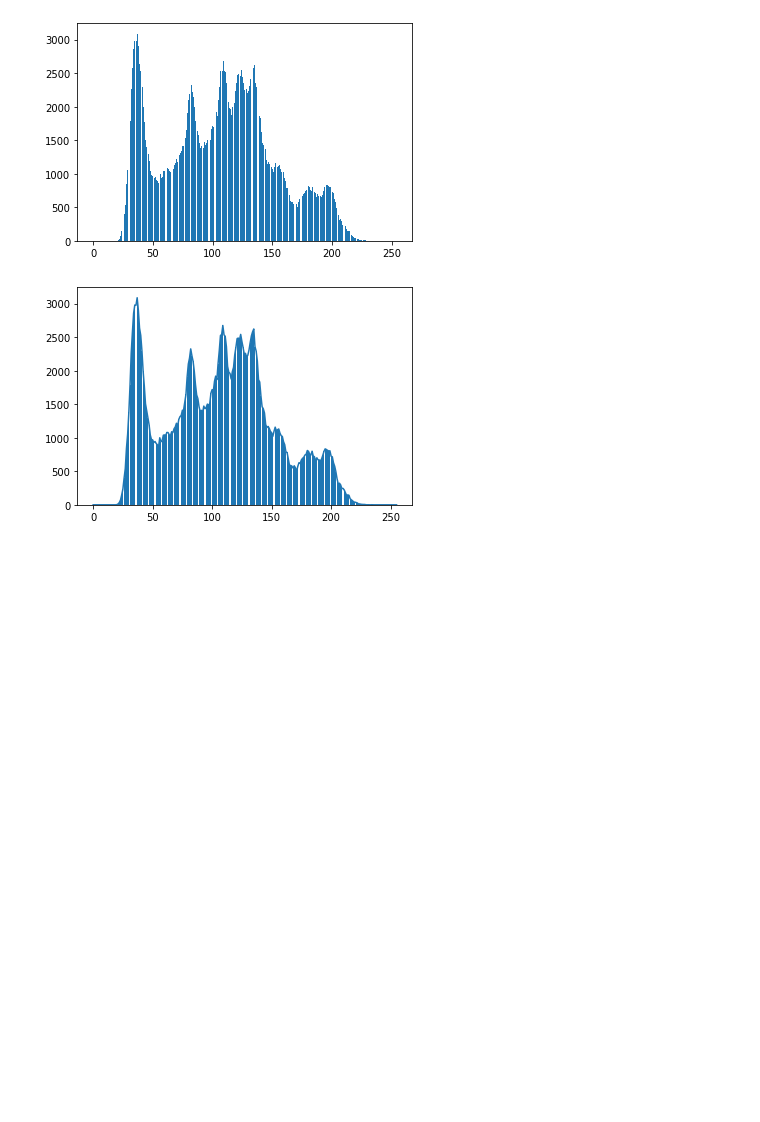
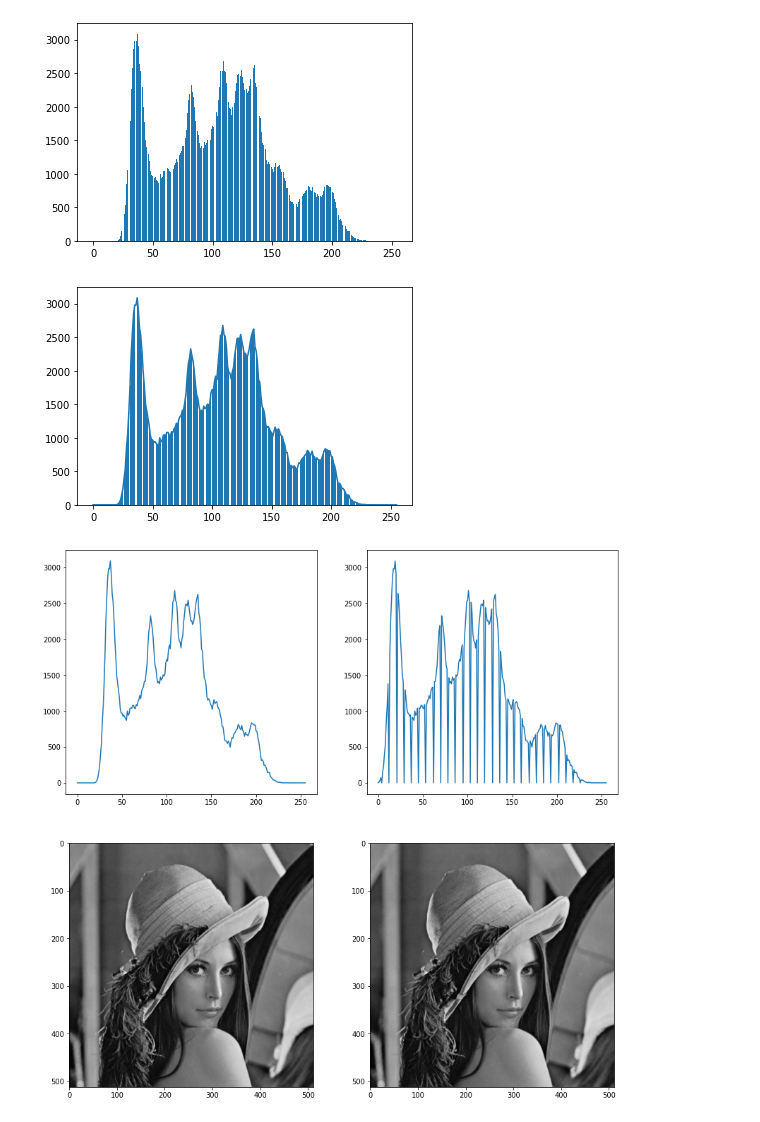
Before and after one commit to lepuz/computer-vision, a Jupyter notebook: opencv-python.ipynb, the cells around one changed output. Cells and saved outputs as stored; diff of their text form; code cells hidden in the pictures; blank space fills up the shorter version.

Commit message:
Kaggle Notebook | opencv_python | Version 4

```diff
--- a/opencv-python.ipynb
+++ b/opencv-python.ipynb
@@ -84,3 +85,25 @@ plt.plot(hist)
 plt.show()
 # %% [output]
 [figure]
+# %%
+# 히스토그램 스트레칭
+# cv2.normalize(src, dst, alpha=None, beta=None, norm_type=None, dtype=None, mask=None)
+
+img = cv2.imread('/kaggle/input/lena-bmp/lenna.bmp', cv2.IMREAD_GRAYSCALE)
+dst = cv2.normalize(img, None, 0, 255, cv2.NORM_MINMAX)
+
+hist1 = cv2.calcHist([img], [0], None, [256], [0, 256])
+hist2 = cv2.calcHist([dst], [0], None, [256], [0, 256])
+
+plt.figure(figsize=(14,14))
+plt.subplot(2,2,1)
+plt.plot(hist1)
+plt.subplot(2,2,2)
+plt.plot(hist2)
+plt.subplot(2,2,3)
+plt.imshow(img, cmap='gray')
+plt.subplot(2,2,4)
+plt.imshow(dst, cmap='gray')
+plt.show()
+# %% [output]
+[figure, added]
```
Also changed, not shown: parts of 3 cells of this notebook.
